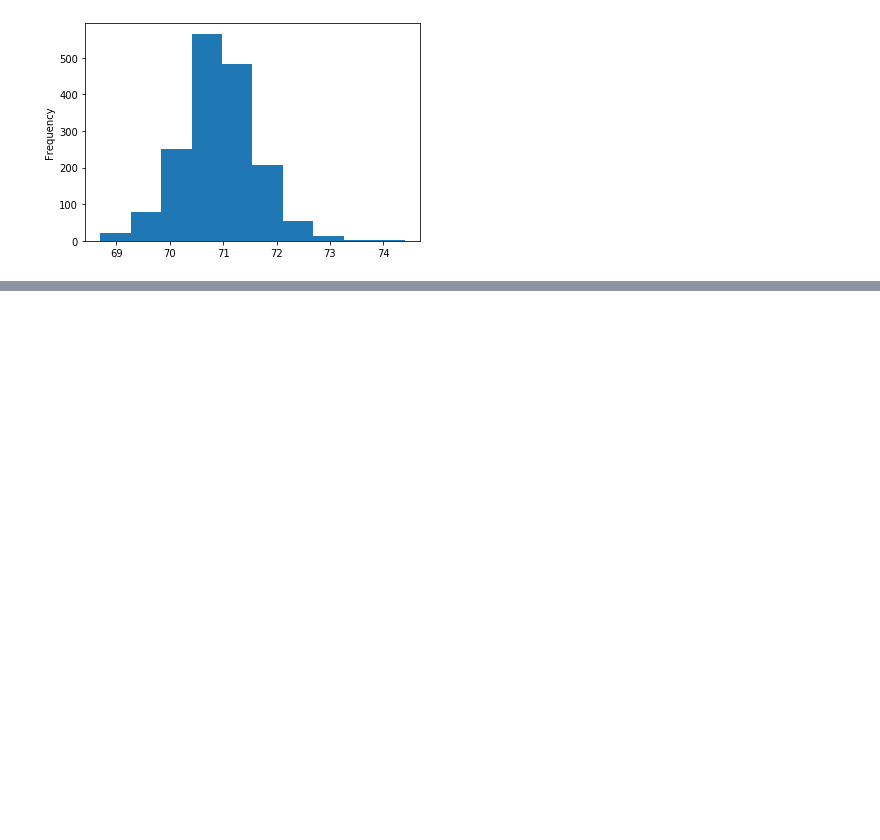
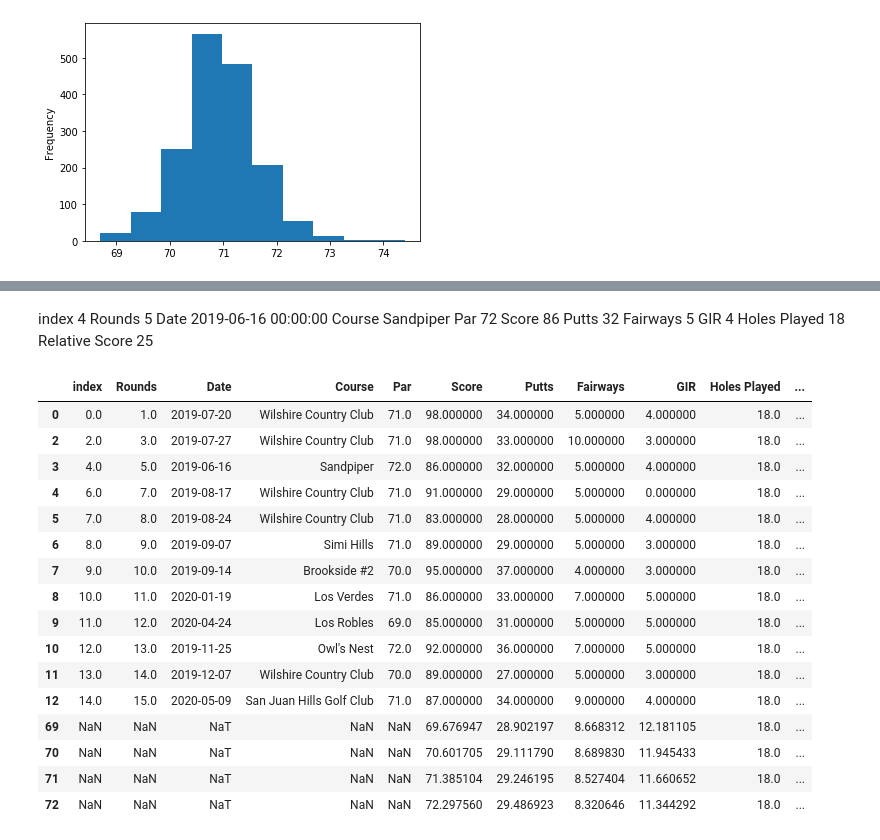
Before and after one commit to mvrahas/predict-golf-score, a Jupyter notebook: Golf-Game-Improvement-EDA.ipynb, the cells around one changed output, grey strips where cells are left out. Cells and saved outputs as stored; diff of their text form; code cells hidden in the pictures; blank space fills up the shorter version.

```diff
--- a/Golf-Game-Improvement-EDA.ipynb
+++ b/Golf-Game-Improvement-EDA.ipynb
@@ -200,0 +221,33 @@ attributes
+# %% [markdown]
+index                               4
+Rounds                              5
+Date              2019-06-16 00:00:00
+Course                      Sandpiper
+Par                                72
+Score                              86
+Putts                              32
+Fairways                            5
+GIR                                 4
+Holes Played                       18
+Relative Score                     25
+# %%
+scores_summary_added_pros = pd.concat([scores_summary,attributes])
+scores_summary_added_pros
+# %% [output]
+|  | index | Rounds | Date | Course | Par | Score | Putts | Fairways | GIR | Holes Played | ... |
+| 0 | 0.0 | 1.0 | 2019-07-20 | Wilshire Country Club | 71.0 | 98.000000 | 34.000000 | 5.000000 | 4.000000 | 18.0 | ... |
+| 2 | 2.0 | 3.0 | 2019-07-27 | Wilshire Country Club | 71.0 | 98.000000 | 33.000000 | 10.000000 | 3.000000 | 18.0 | ... |
+| 3 | 4.0 | 5.0 | 2019-06-16 | Sandpiper | 72.0 | 86.000000 | 32.000000 | 5.000000 | 4.000000 | 18.0 | ... |
+| 4 | 6.0 | 7.0 | 2019-08-17 | Wilshire Country Club | 71.0 | 91.000000 | 29.000000 | 5.000000 | 0.000000 | 18.0 | ... |
+| 5 | 7.0 | 8.0 | 2019-08-24 | Wilshire Country Club | 71.0 | 83.000000 | 28.000000 | 5.000000 | 4.000000 | 18.0 | ... |
+| 6 | 8.0 | 9.0 | 2019-09-07 | Simi Hills | 71.0 | 89.000000 | 29.000000 | 5.000000 | 3.000000 | 18.0 | ... |
+| 7 | 9.0 | 10.0 | 2019-09-14 | Brookside #2 | 70.0 | 95.000000 | 37.000000 | 4.000000 | 3.000000 | 18.0 | ... |
+| 8 | 10.0 | 11.0 | 2020-01-19 | Los Verdes | 71.0 | 86.000000 | 33.000000 | 7.000000 | 5.000000 | 18.0 | ... |
+| 9 | 11.0 | 12.0 | 2020-04-24 | Los Robles | 69.0 | 85.000000 | 31.000000 | 5.000000 | 5.000000 | 18.0 | ... |
+| 10 | 12.0 | 13.0 | 2019-11-25 | Owl's Nest | 72.0 | 92.000000 | 36.000000 | 7.000000 | 5.000000 | 18.0 | ... |
+| 11 | 13.0 | 14.0 | 2019-12-07 | Wilshire Country Club | 70.0 | 89.000000 | 27.000000 | 5.000000 | 3.000000 | 18.0 | ... |
+| 12 | 14.0 | 15.0 | 2020-05-09 | San Juan Hills Golf Club | 71.0 | 87.000000 | 34.000000 | 9.000000 | 4.000000 | 18.0 | ... |
+| 69 | NaN | NaN | NaT | NaN | NaN | 69.676947 | 28.902197 | 8.668312 | 12.181105 | 18.0 | ... |
+| 70 | NaN | NaN | NaT | NaN | NaN | 70.601705 | 29.111790 | 8.689830 | 11.945433 | 18.0 | ... |
+| 71 | NaN | NaN | NaT | NaN | NaN | 71.385104 | 29.246195 | 8.527404 | 11.660652 | 18.0 | ... |
+| 72 | NaN | NaN | NaT | NaN | NaN | 72.297560 | 29.486923 | 8.320646 | 11.344292 | 18.0 | ... |
```
Also changed, not shown: parts of 6 cells of this notebook.
